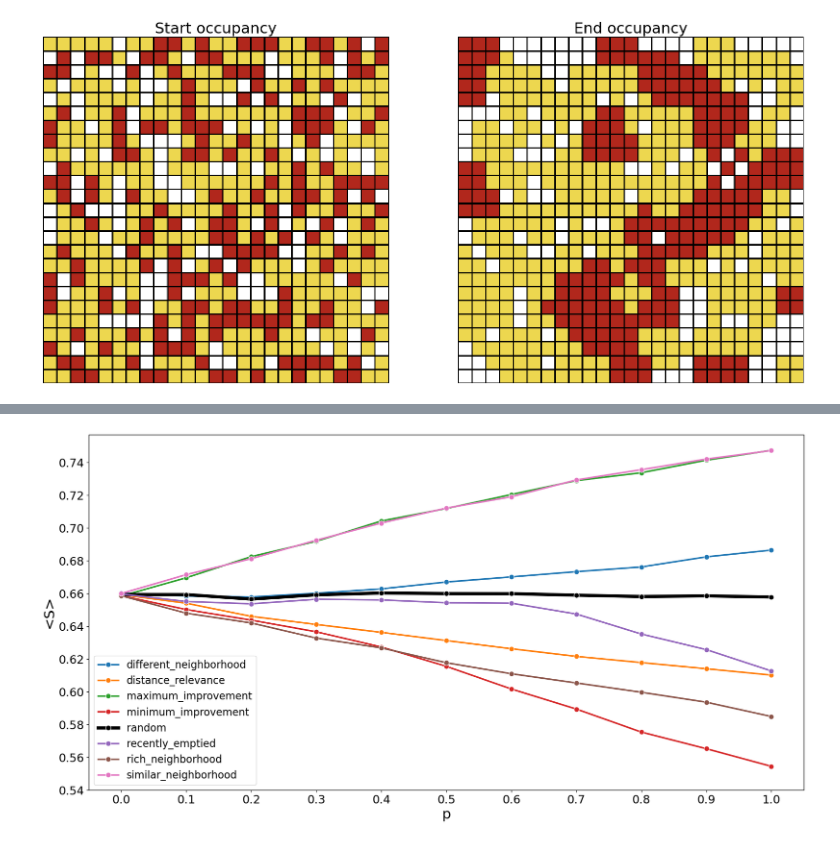
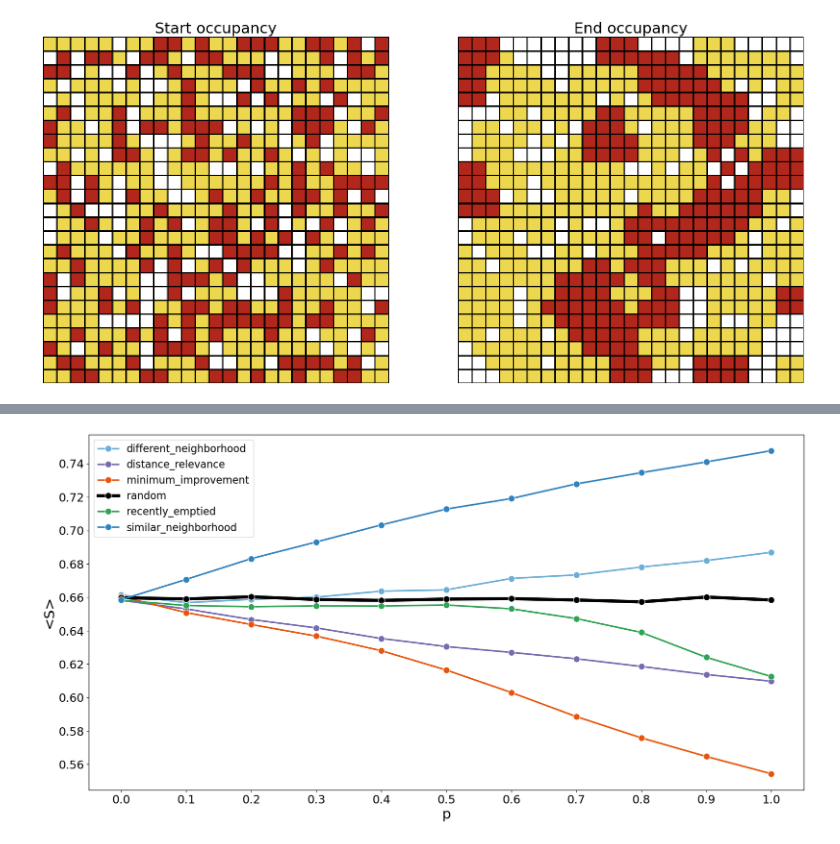
Before and after one commit to mauruscz/RS-chelling, a Jupyter notebook: plots.ipynb, the cells around one changed output, grey strips where cells are left out. Drawn from its saved outputs; the diff is of its cells as text; code cells hidden in the pictures.

Commit message:
plot swap

```diff
--- a/plots.ipynb
+++ b/plots.ipynb
@@ -115,7 +115,7 @@ if SAVEFIG:
 # %% [output]
 [figure]
 # %%
-results_df = pd.read_csv("results-30minority.csv")
+results_df = pd.read_csv("results.csv")
 # %%
 results_df = results_df[["RunId", "iteration", "Step", "follow_policy", "policy",  "segregation"]]
 #calculate the average Step and the average segregation, across different iteration and policy
@@ -145,0 +162,7 @@ results_df_g_segregation = results_df_g.pivot(index='follow_policy', columns='po
+# %%
+policy_dict = {}
+num_categories = 20
+# Generating colors using the 'tab20' colormap from Matplotlib
+colors = [plt.cm.tab20b(i) for i in np.linspace(0, 1, num_categories)]
+
+colors[1]
@@ -146,3 +171,11 @@ results_df_g_segregation = results_df_g.pivot(index='follow_policy', columns='po
+# %%
+policy_dict["similar_neighborhood"] = colors[0]
+policy_dict["different_neighborhood"] = colors[1]
+policy_dict["minimum_improvement"]  = colors[4]
+policy_dict["recently_emptied"] = colors[8]
+policy_dict["distance_relevance"] = colors[12]
+# %%
+policy_order = ["similar_neighborhood", "different_neighborhood", "minimum_improvement", "recently_emptied", "distance_relevance", "random"]
 # %%
 # do the same with a for loo
 
@@ -167,19 +221,41 @@ if SAVEFIG:
 # %%
 #plot the timeseries of segregation, using seaborn, with grid every 0.1 on x axis and with line and points. The random policy must be thicker than the others as above
 
-for policy in results_df_g.policy.unique():
+
+
+for policy in policy_order:
     if policy == 'random':
-        ax = sns.lineplot(data=results_df_g[results_df_g.policy == policy], x="follow_policy", y="segregation", label=policy, linewidth=5, marker="o", markersize = 8, dashes=False, color = "black")
+        ax = sns.lineplot(data=results_df_g[results_df_g.policy == policy], x="follow_policy", y="segregation", label=policy, linewidth=5,
+                           marker="o", markersize = 10, dashes=False, color="black")
+
+    elif policy == "maximum_improvement":
+        ax = sns.lineplot(data=results_df_g[results_df_g.policy == policy], x="follow_policy", y="segregation", label=policy, linewidth=2.5,
+                          marker="o", markersize = 10, dashes=False, color=policy_dict[policy])
+
+    elif policy == "minimum_improvement":
+        ax = sns.lineplot(data=results_df_g[results_df_g.policy == policy], x="follow_policy", y="segregation", label=policy, linewidth=2.5,
+                          marker="o", markersize = 10, color=policy_dict[policy])
+
+    elif policy == "similar_neighborhood":
+        ax = sns.lineplot(data=results_df_g[results_df_g.policy == policy], x="follow_policy", y="segregation", label=policy, linewidth=2.5,
+                          marker="o", markersize = 10, dashes=False, color=policy_dict[policy])
+
+    elif policy == "different_neighborhood":
+        ax = sns.lineplot(data=results_df_g[results_df_g.policy == policy], x="follow_policy", y="segregation", label=policy, linewidth=2.5,
+                           marker="o", markersize = 10,  color=policy_dict[policy])
+
     else:
-        ax = sns.lineplot(data=results_df_g[results_df_g.policy == policy], x="follow_policy", y="segregation", label=policy, linewidth=2.5, marker="o", markersize=8, dashes=False)
+        ax = sns.lineplot(data=results_df_g[results_df_g.policy == policy], x="follow_policy", y="segregation", label=policy, linewidth=2.5, marker="o", markersize = 10, dashes=False,
+                          color=policy_dict[policy])
+
 ax.set_xlabel("p", fontsize=22)
 ax.set_ylabel("<S>", fontsize=22)
 ax.tick_params(labelsize=18)
 ax.set_xticks(np.arange(0, 1.1, 0.1))
-ax.set_yticks(np.arange(0.54, 0.76, 0.02))
+ax.set_yticks(np.arange(0.56, 0.741, 0.02))
 ax.legend(fontsize=16)
 
-if SAVEFIG:
+if True:
     plt.savefig("plots/average_segregation.pdf", bbox_inches='tight')
 # %% [output]
-[figure, old version]
+[figure, new version]
```
Also changed, not shown: parts of 5 cells of this notebook, 5 other files.
